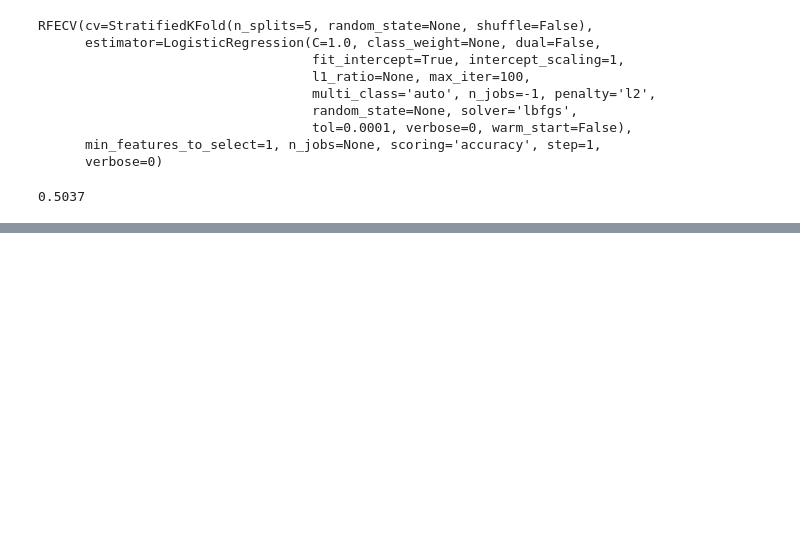
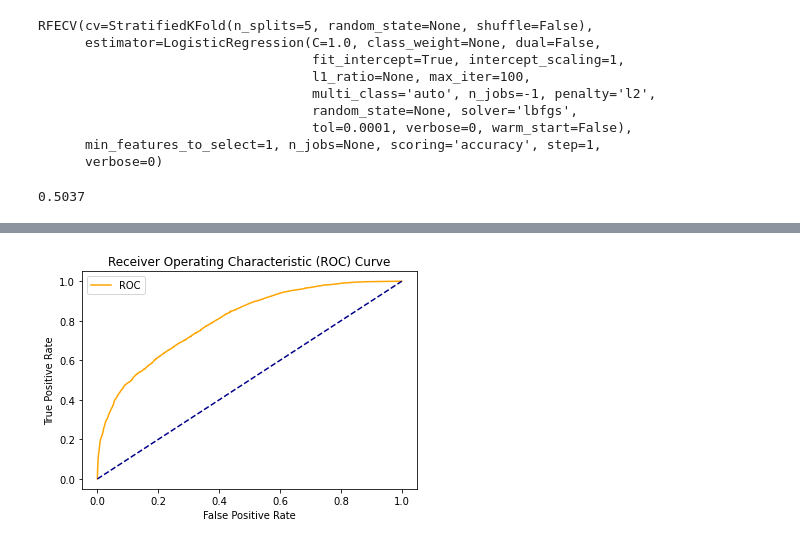
Before and after one commit to darkhark/DataMiningFinalProject, a Jupyter notebook: DMFinalProject.ipynb, the cells around one changed output, grey strips where cells are left out. Cells and saved outputs as stored; diff of their text form; code cells hidden in the pictures; blank space fills up the shorter version.

```diff
--- a/DMFinalProject.ipynb
+++ b/DMFinalProject.ipynb
@@ -346,5 +388,7 @@ plot_roc_curve(fpr, tpr)
 # %%
 fpr, tpr, thresholds = roc_curve(y_test, probs3)
-plot_roc_curve(fpr, tpr)
+plot_roc_curve(fpr, tpr, "rfGiniROC")
+# %% [output]
+[figure, added]
 # %%
 fpr, tpr, thresholds = roc_curve(y_test, probs4)
```
Also changed, not shown: parts of 9 cells of this notebook, 4 other files.
